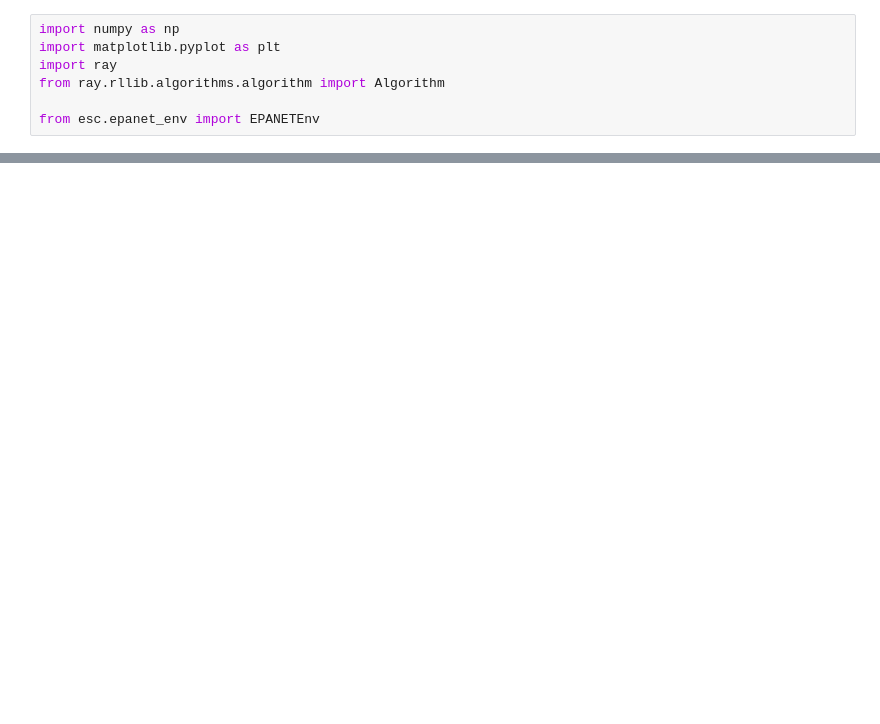
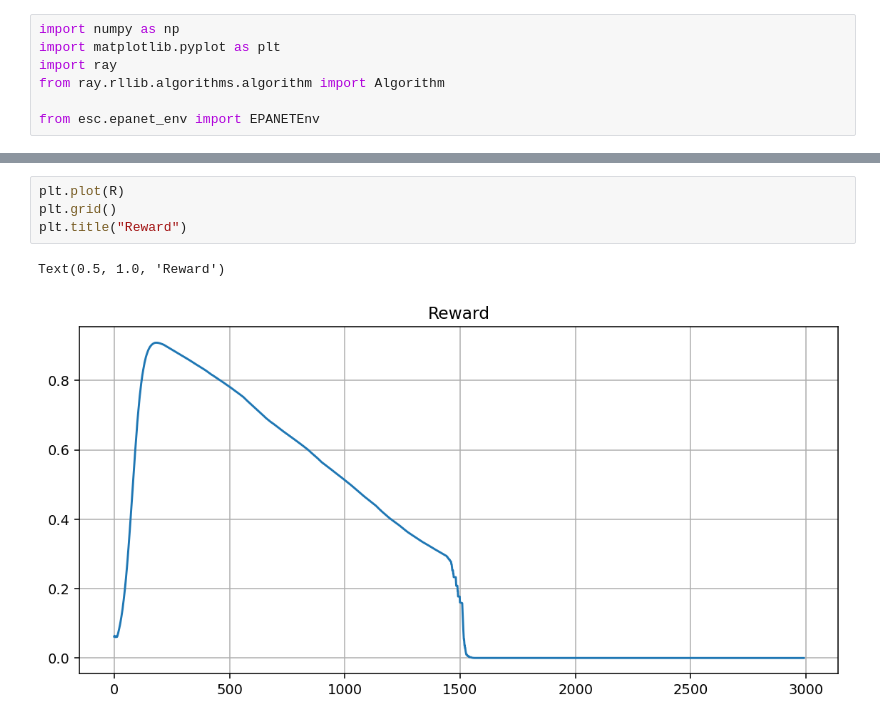
Before and after one commit to maxdumas/engineering-smart-cities-final-project, a Jupyter notebook: notebooks/simulate_epanet_2.ipynb, the cells around one changed output, grey strips where cells are left out. Saved outputs shown, nothing was run; the diff lists cells and outputs as text; blank space fills up the shorter version.

```diff
--- a/notebooks/simulate_epanet_2.ipynb
+++ b/notebooks/simulate_epanet_2.ipynb
@@ -94,0 +134,7 @@ plt.plot(np.arange(2880), R[:2880])
+# %%
+plt.plot(R)
+plt.grid()
+plt.title("Reward")
+# %% [output]
+Text(0.5, 1.0, 'Reward')
+[figure, added]
```
Also changed, not shown: parts of 10 cells of this notebook, 5 other files.
